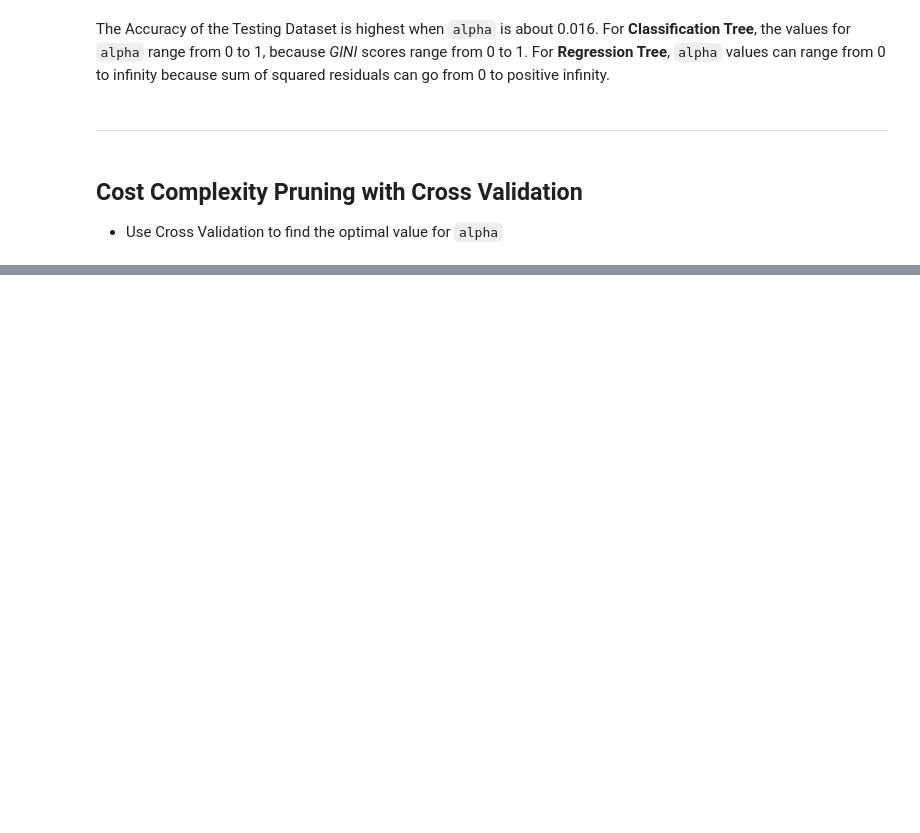
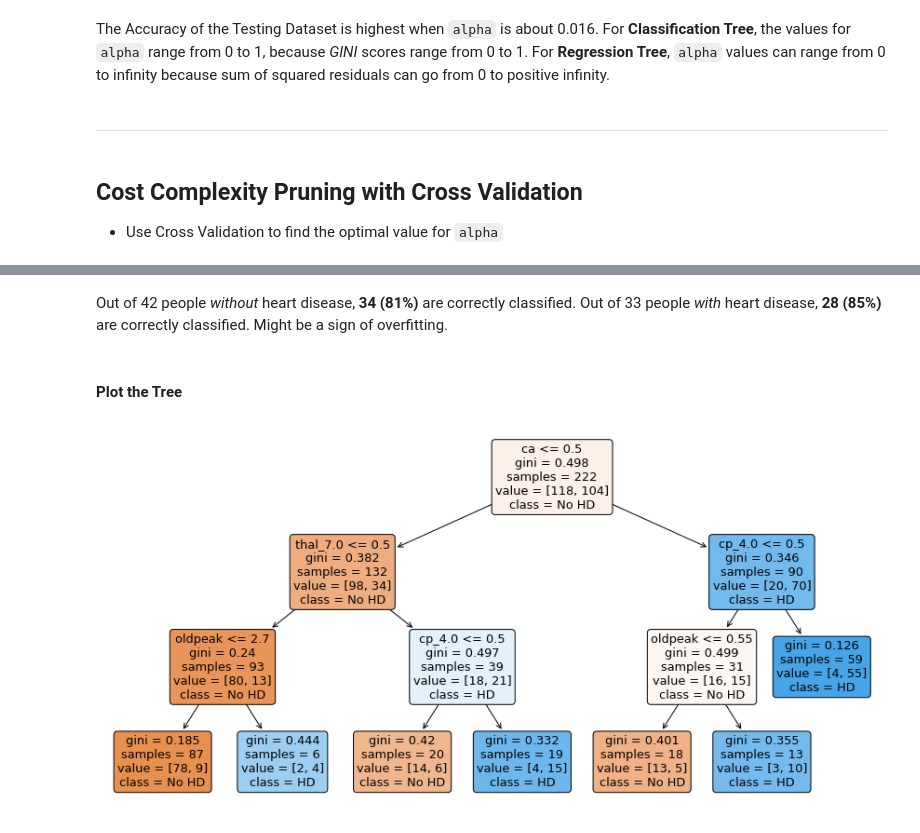
Before and after one commit to romabash/Python-notebooks-collection, a Jupyter notebook: ML Statistics/3.2_Decision-Trees.ipynb, the cells around one changed output, grey strips where cells are left out. Cells and saved outputs as stored; diff of their text form; code cells hidden in the pictures; blank space fills up the shorter version.

```diff
--- a/ML Statistics/3.2_Decision-Trees.ipynb
+++ b/ML Statistics/3.2_Decision-Trees.ipynb
@@ -345,0 +403,10 @@ The Accuracy of the Testing Dataset is highest when `alpha` is about 0.016.  For
+# %% [markdown]
+Out of 42 people *without* heart disease, **34 (81%)** are correctly classified.  Out of 33 people *with* heart disease, **28 (85%)** are correctly classified.  Might be a sign of overfitting.
+# %% [markdown]
+#### Plot the Tree
+# %%
+plt.figure(figsize=(15, 7.5))
+plot_tree(model_dt_pruned, filled=True, rounded=True, class_names=["No HD", "HD"], feature_names=X_encoded.columns)
+plt.show()
+# %% [output]
+[figure, added]
```
Also changed, not shown: parts of 12 cells of this notebook.
